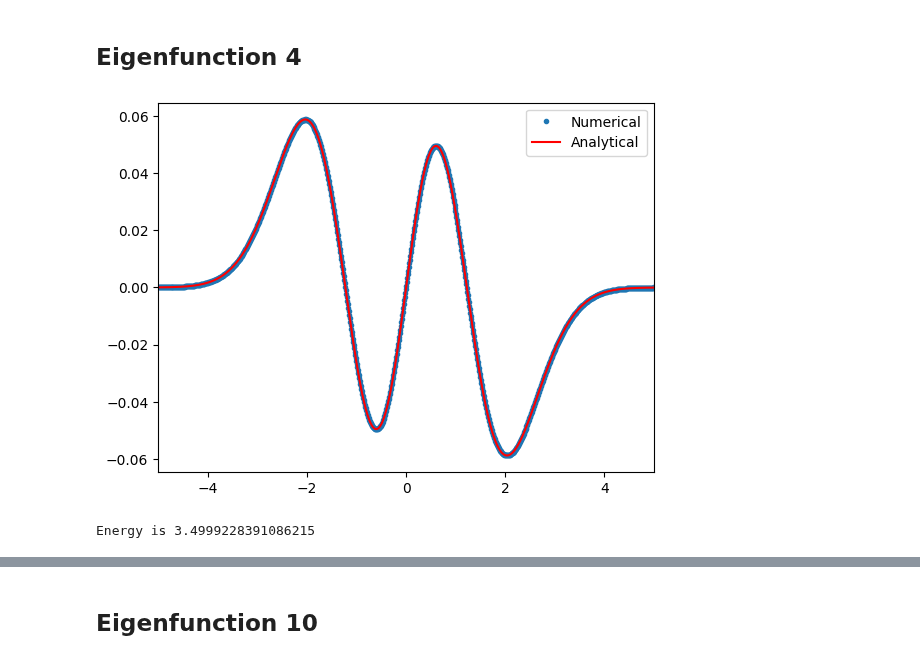
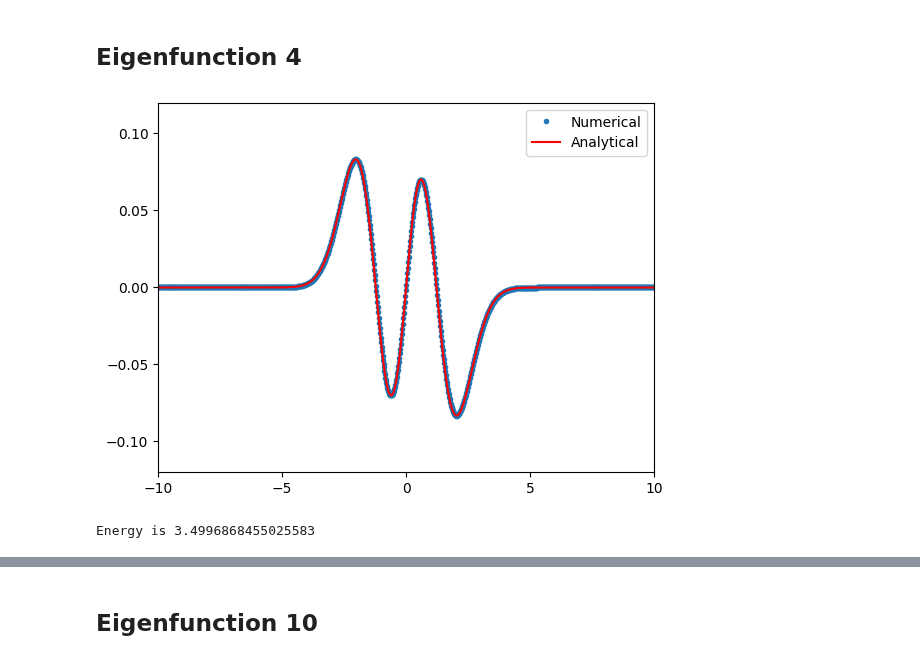
Before and after one commit to jchryssanthacopoulos/quantum_information, a Jupyter notebook: assignment_4/src/plot_eigenvectors.ipynb, the cells around one changed output, grey strips where cells are left out. Cells and saved outputs as stored; diff of their text form; code cells hidden in the pictures.

```diff
--- a/assignment_4/src/plot_eigenvectors.ipynb
+++ b/assignment_4/src/plot_eigenvectors.ipynb
@@ -43,6 +45,5 @@ xmax = 5
 # %%
-output_filename = "../solution.txt"
-# output_filename = f"..{os.sep}data{os.sep}solution_{N}_{xmax}.txt"
+output_filename = f"..{os.sep}data{os.sep}solution_{N}_{xmax}.txt"
 # %%
 npoints, x_grid, eigenvalues, eigenvectors = read_eigen_file(output_filename)
 # %% [markdown]
@@ -113,14 +123,17 @@ wavefunc_3 /= np.linalg.norm(wavefunc_3)
 # %%
 plt.plot(x_grid, eigenvectors[:, 3], '.', label="Numerical")
 plt.plot(x_grid, wavefunc_3, 'r', label="Analytical")
 plt.xlim([x_grid[0], x_grid[-1]])
-plt.legend();
+plt.ylim([-0.12, 0.12])
+plt.xticks([-10, -5, 0, 5, 10])
+plt.legend()
+plt.savefig(f"{plot_dir}{os.sep}eigenfunction_4.pdf", format="pdf", bbox_inches="tight")
 # %% [output]
-[figure, old version]
+[figure, new version]
 # %%
 print("Energy is", eigenvalues[3])
 # %% [output]
-Energy is 3.4999228391086215
+Energy is 3.4996868455025583
 # %%
 print("Norm is", np.linalg.norm(eigenvectors[1:, 3]))
 # %% [output]
```
Also changed, not shown: parts of 19 cells of this notebook, 14 other files.
